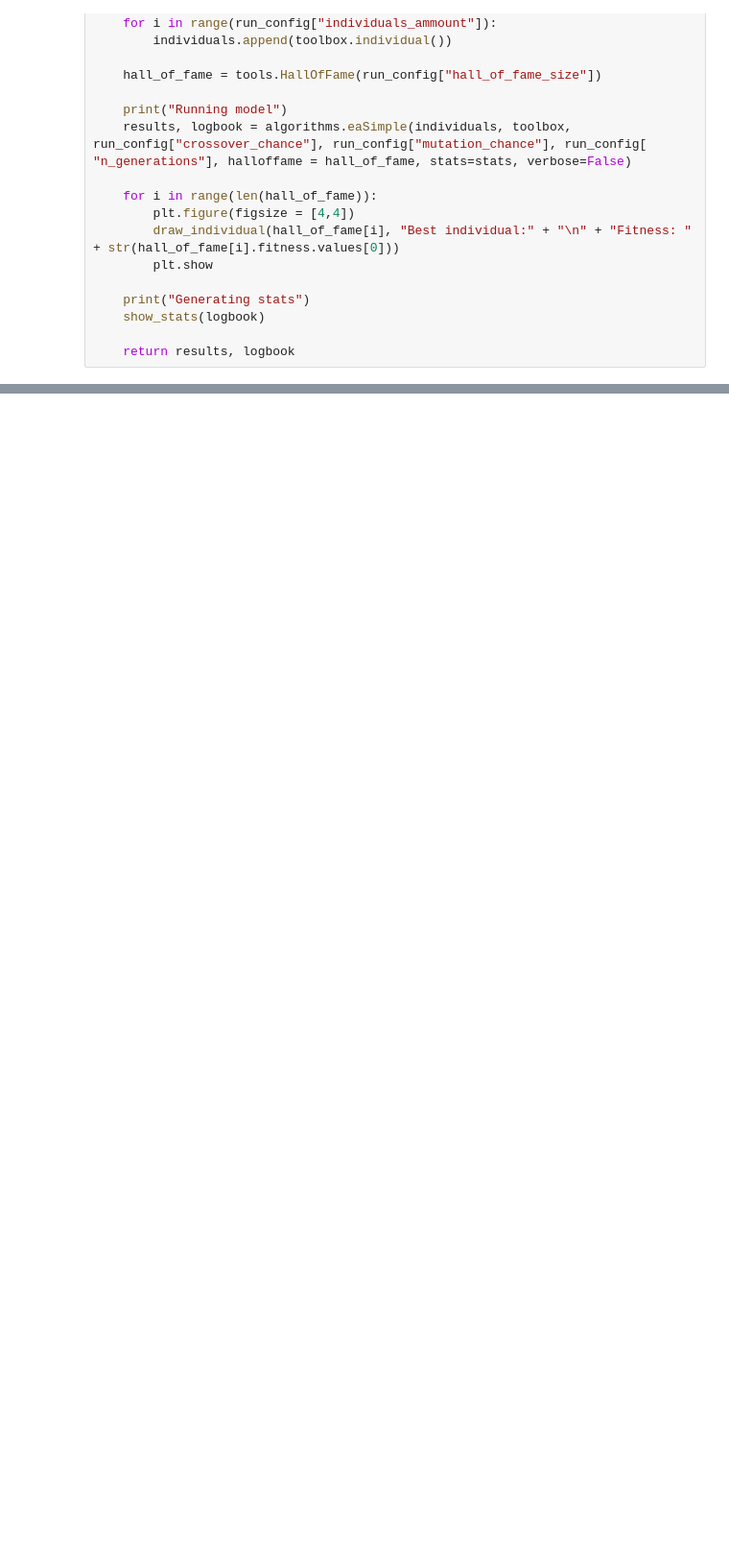
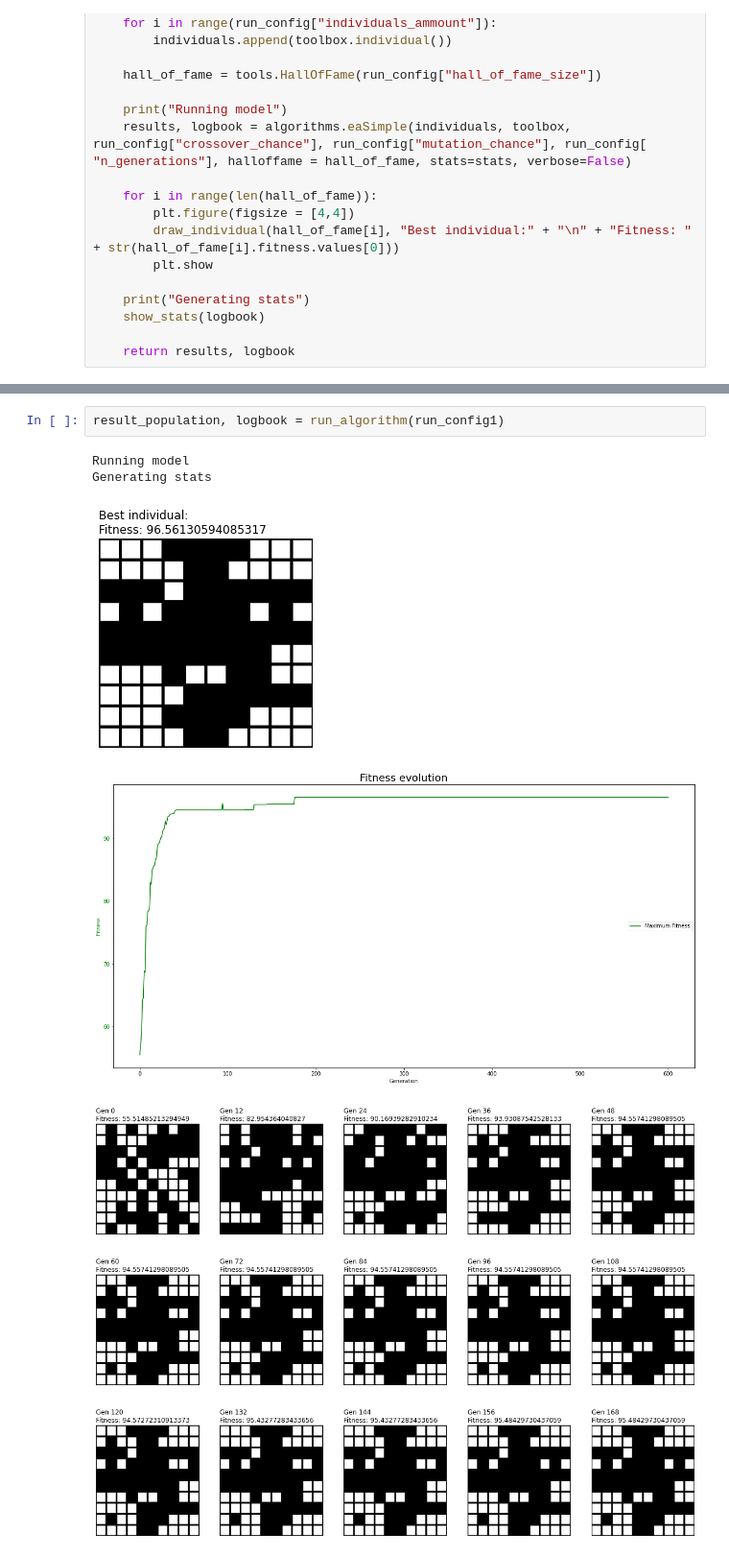
Before and after one commit to Roma1417/ag-nanogram-resolver, a Jupyter notebook: AG nanogram.ipynb, the cells around one changed output, grey strips where cells are left out. Shown at 96% size. Cells and saved outputs as stored; diff of their text form; blank space fills up the shorter version.

Commit message:
Realizamos 5 corridas para analizar resultados

```diff
--- a/AG nanogram.ipynb
+++ b/AG nanogram.ipynb
@@ -303,0 +278,10 @@ logbook.chapters["individual"]
+# %%
+result_population, logbook = run_algorithm(run_config1)
+# %% [output]
+Running model
+Generating stats
+[figure, added]
+[figure, added]
+[figure, added]
+[figure, added]
+[figure, added]
```
Also changed, not shown: parts of 17 cells of this notebook.
